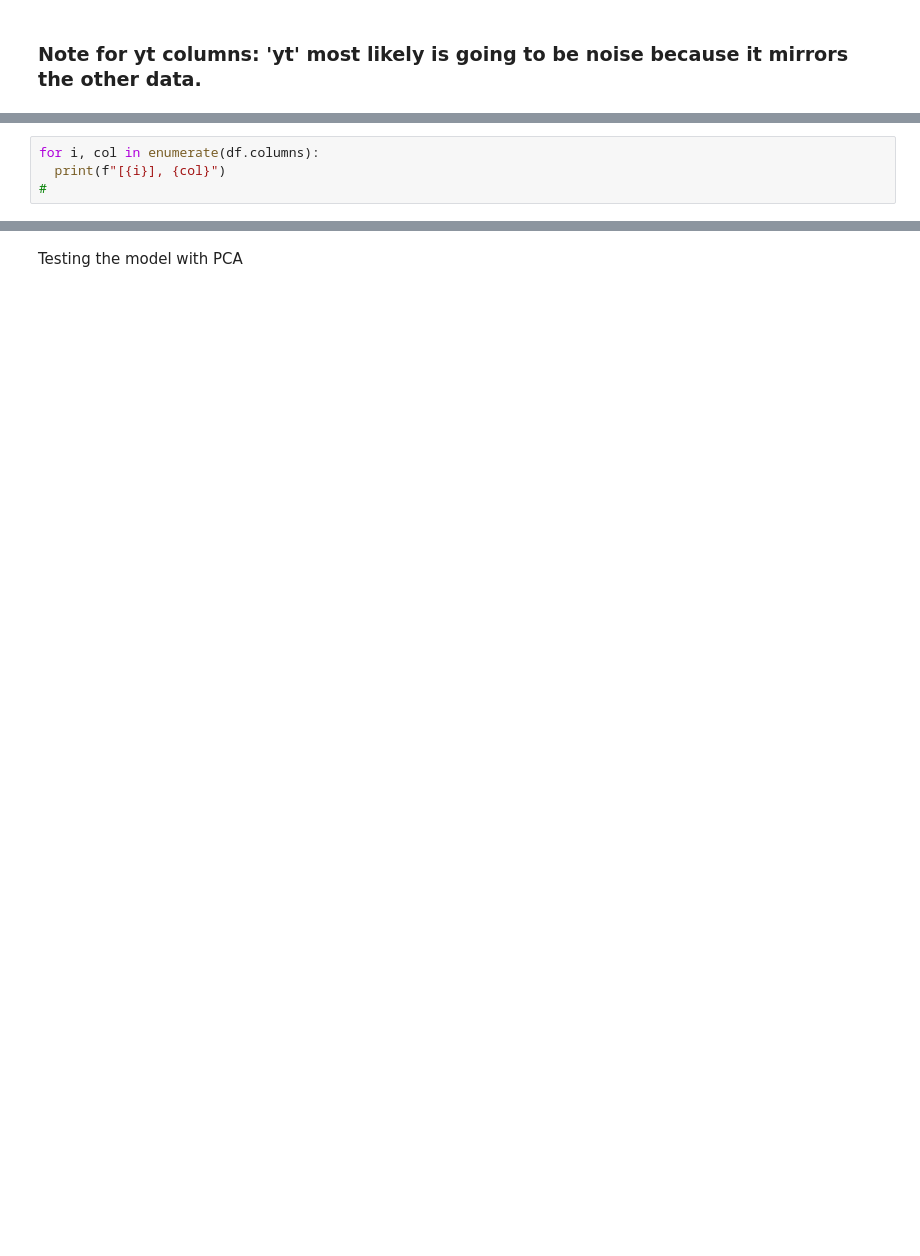
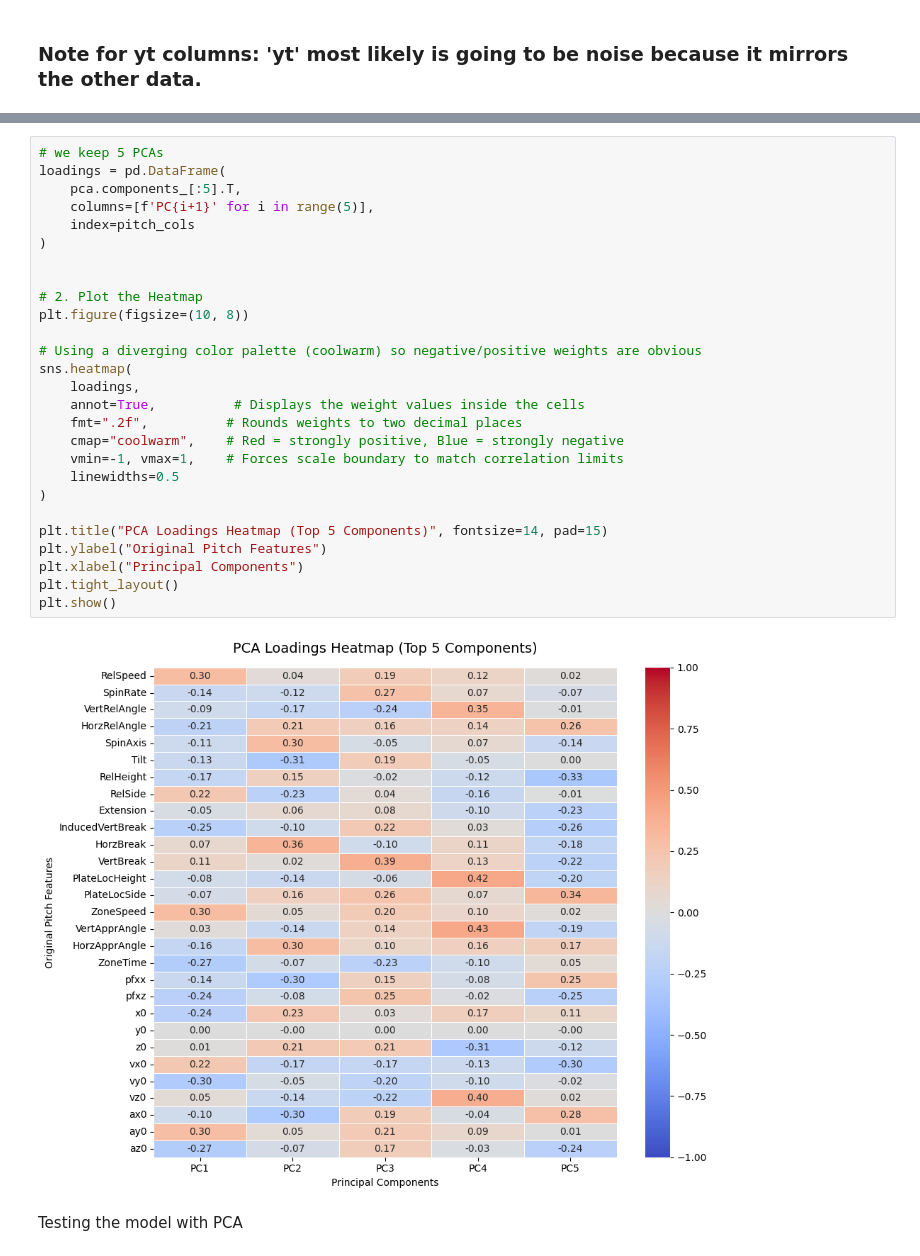
Before and after one commit to mikeSheehey/Tabular_Project_DATA4380, a Jupyter notebook: Notebooks/Softball_4380.ipynb, the cells around one changed output, grey strips where cells are left out. Cells and saved outputs as stored; diff of their text form; blank space fills up the shorter version.

```diff
--- a/Notebooks/Softball_4380.ipynb
+++ b/Notebooks/Softball_4380.ipynb
@@ -454,4 +271,0 @@ df.drop(columns=angle_features, inplace=True)
-# %%
-for i, col in enumerate(df.columns):
-  print(f"[{i}], {col}")
-#
@@ -687,3 +699,32 @@ plt.show()
+# %%
+# we keep 5 PCAs
+loadings = pd.DataFrame(
+    pca.components_[:5].T,
+    columns=[f'PC{i+1}' for i in range(5)],
+    index=pitch_cols
+)
+
+
+# 2. Plot the Heatmap
+plt.figure(figsize=(10, 8))
+
+# Using a diverging color palette (coolwarm) so negative/positive weights are obvious
+sns.heatmap(
+    loadings,
+    annot=True,          # Displays the weight values inside the cells
+    fmt=".2f",          # Rounds weights to two decimal places
+    cmap="coolwarm",    # Red = strongly positive, Blue = strongly negative
+    vmin=-1, vmax=1,    # Forces scale boundary to match correlation limits
+    linewidths=0.5
+)
+
+plt.title("PCA Loadings Heatmap (Top 5 Components)", fontsize=14, pad=15)
+plt.ylabel("Original Pitch Features")
+plt.xlabel("Principal Components")
+plt.tight_layout()
+plt.show()
+# %% [output]
+[figure, added]
 # %% [markdown]
 Testing the model with PCA
 # %%
```
Also changed, not shown: parts of 80 cells of this notebook.
